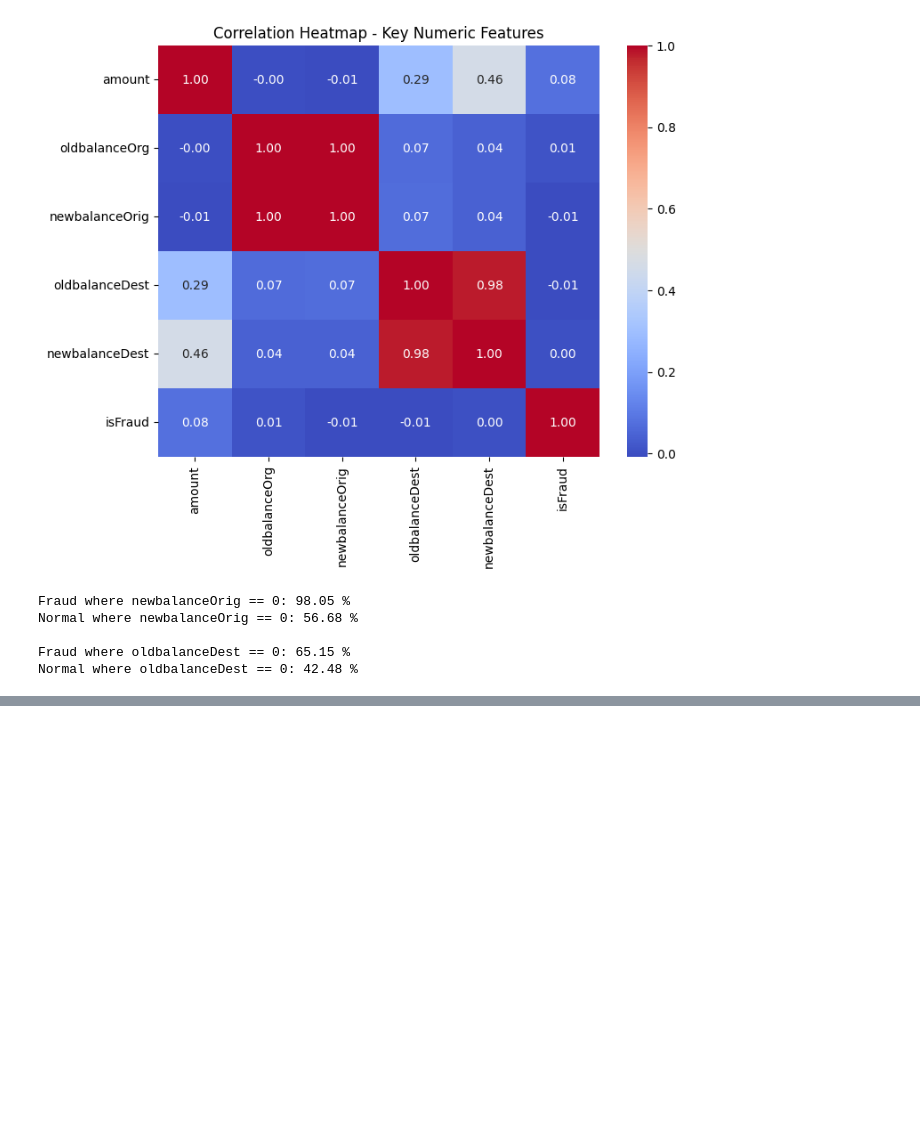
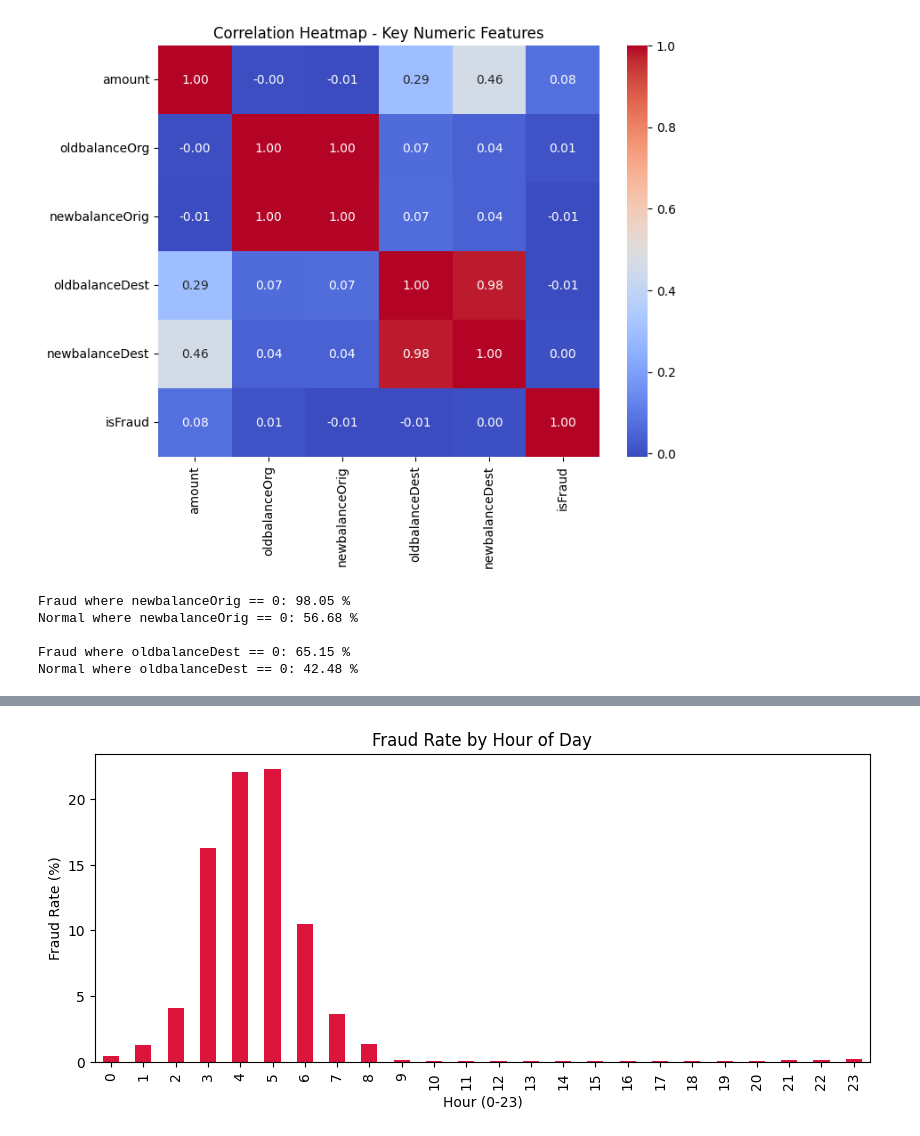
Before and after one commit to Mohana-priya19/upi-shield, a Jupyter notebook: 01_eda.ipynb, the cells around one changed output, grey strips where cells are left out. Saved outputs shown, nothing was run; the diff lists cells and outputs as text; code cells hidden in the pictures; blank space fills up the shorter version.

```diff
--- a/01_eda.ipynb
+++ b/01_eda.ipynb
@@ -168,3 +176,17 @@ Normal where newbalanceOrig == 0: 56.68 %
 
 Fraud where oldbalanceDest == 0: 65.15 %
 Normal where oldbalanceDest == 0: 42.48 %
+# %%
+df['hour'] = df['step'] % 24
+
+fraud_by_hour = df.groupby('hour')['isFraud'].agg(['count', 'sum'])
+fraud_by_hour['fraud_rate'] = fraud_by_hour['sum'] / fraud_by_hour['count'] * 100
+
+print(fraud_by_hour)
+
+plt.figure(figsize=(10,4))
+fraud_by_hour['fraud_rate'].plot(kind='bar', color='crimson')
+plt.title('Fraud Rate by Hour of Day')
+plt.xlabel('Hour (0-23)')
+plt.ylabel('Fraud Rate (%)')
+plt.show()
@@ -170,0 +212,11 @@ Normal where oldbalanceDest == 0: 42.48 %
+# %%
+import matplotlib.pyplot as plt
+
+plt.figure(figsize=(10,4))
+fraud_by_hour['fraud_rate'].plot(kind='bar', color='crimson')
+plt.title('Fraud Rate by Hour of Day')
+plt.xlabel('Hour (0-23)')
+plt.ylabel('Fraud Rate (%)')
+plt.show()
+# %% [output]
+[figure, added]
```
Also changed, not shown: parts of 3 cells of this notebook, 1 other file.
